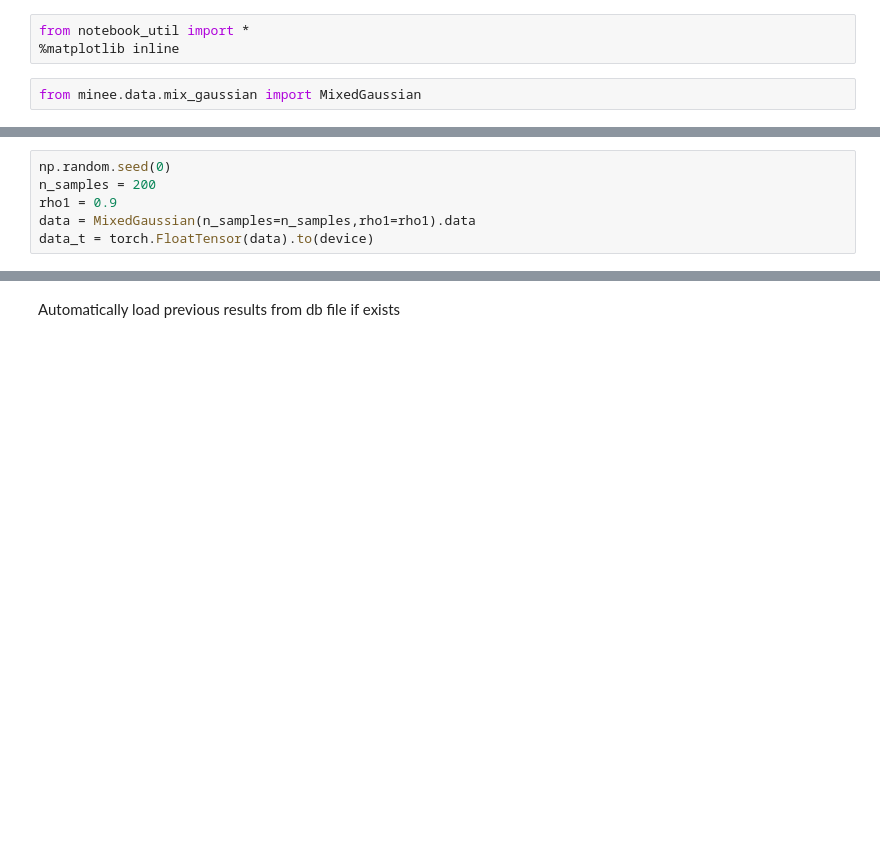
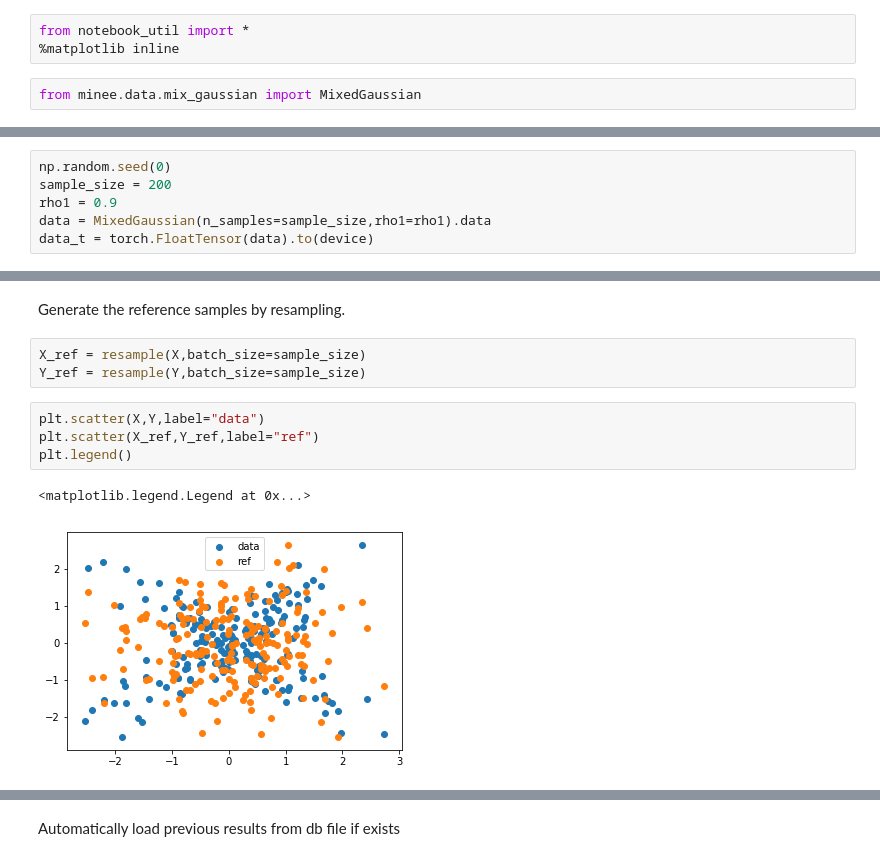
Before and after one commit to michaellimair/MINE-Entropy, a Jupyter notebook: mix_gaussian.ipynb, the cells around one changed output, grey strips where cells are left out. Saved outputs shown, nothing was run; the diff lists cells and outputs as text; blank space fills up the shorter version.

```diff
--- a/mix_gaussian.ipynb
+++ b/mix_gaussian.ipynb
@@ -6,6 +8,6 @@ from minee.data.mix_gaussian import MixedGaussian
 # %%
 np.random.seed(0)
-n_samples = 200
+sample_size = 200
 rho1 = 0.9
-data = MixedGaussian(n_samples=n_samples,rho1=rho1).data
+data = MixedGaussian(n_samples=sample_size,rho1=rho1).data
 data_t = torch.FloatTensor(data).to(device)
@@ -19,0 +24,12 @@ data_marginal_t = torch.FloatTensor(data_marginal).to(device)
+# %% [markdown]
+Generate the reference samples by resampling.
+# %%
+X_ref = resample(X,batch_size=sample_size)
+Y_ref = resample(Y,batch_size=sample_size)
+# %%
+plt.scatter(X,Y,label="data")
+plt.scatter(X_ref,Y_ref,label="ref")
+plt.legend()
+# %% [output]
+<matplotlib.legend.Legend at 0x...>
+[figure, added]
```
Also changed, not shown: parts of 14 cells of this notebook, 11 other files.
